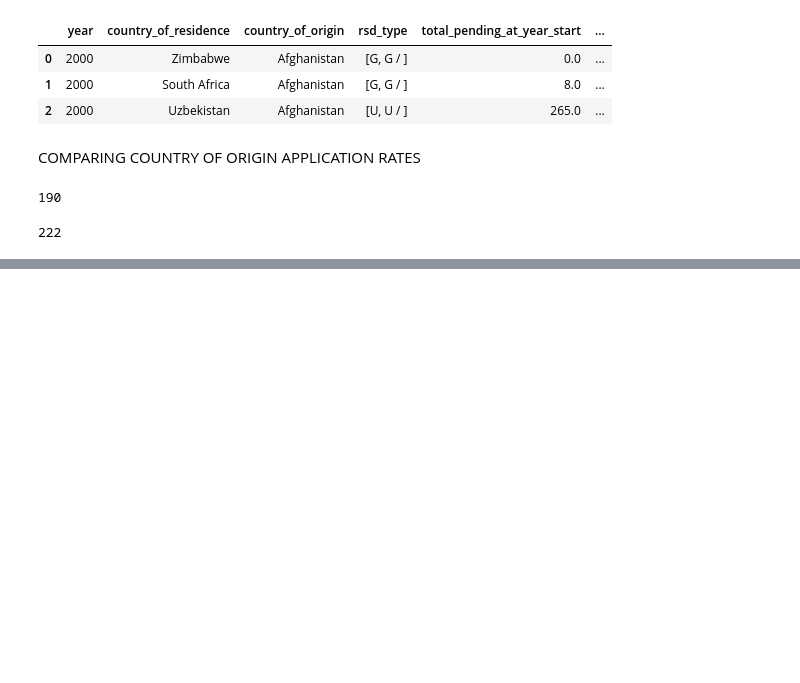
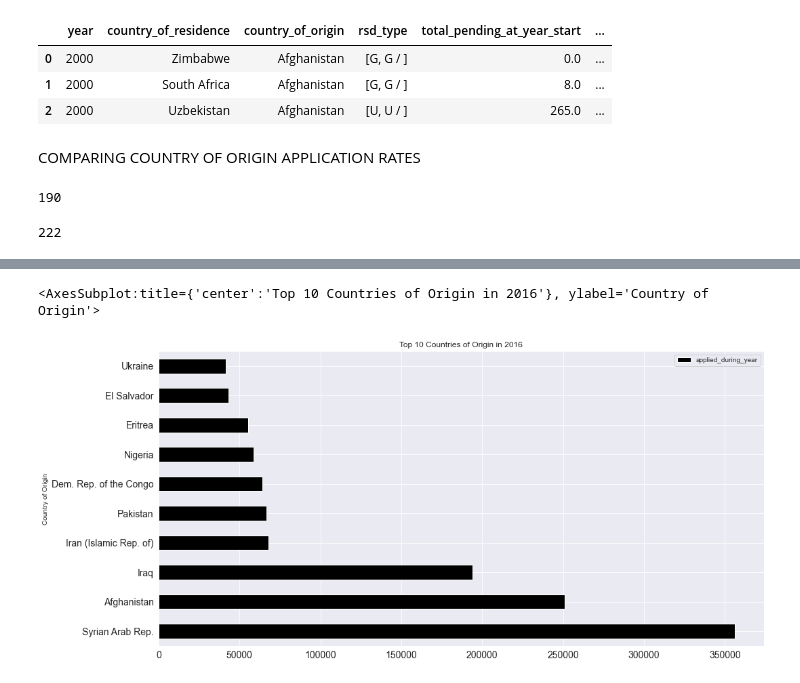
Before and after one commit to roblivesinottawa/immigration_canada_analysis, a Jupyter notebook: refugee_analysis/notebook/main.ipynb, the cells around one changed output, grey strips where cells are left out. Drawn from its saved outputs; the diff is of its cells as text; code cells hidden in the pictures; blank space fills up the shorter version.

```diff
--- a/refugee_analysis/notebook/main.ipynb
+++ b/refugee_analysis/notebook/main.ipynb
@@ -223,0 +240,14 @@ df_2010 = df.query('year == 2010')
+# %%
+sum_2016 = df_2016.groupby(['country_of_origin'])[['applied_during_year']].aggregate('sum')
+top_10_countries_of_origin_2016 = sum_2016.sort_values(by=['applied_during_year'], ascending=False).head(10)
+chart_2016 = top_10_countries_of_origin_2016.plot.barh(
+    figsize = [16, 8],
+    fontsize = 14,
+    title = 'Top 10 Countries of Origin in 2016',
+    color = 'black'
+)
+chart_2016.set_ylabel('Country of Origin')
+chart_2016
+# %% [output]
+<AxesSubplot:title={'center':'Top 10 Countries of Origin in 2016'}, ylabel='Country of Origin'>
+[figure, added]
```
Also changed, not shown: parts of 14 cells of this notebook.
